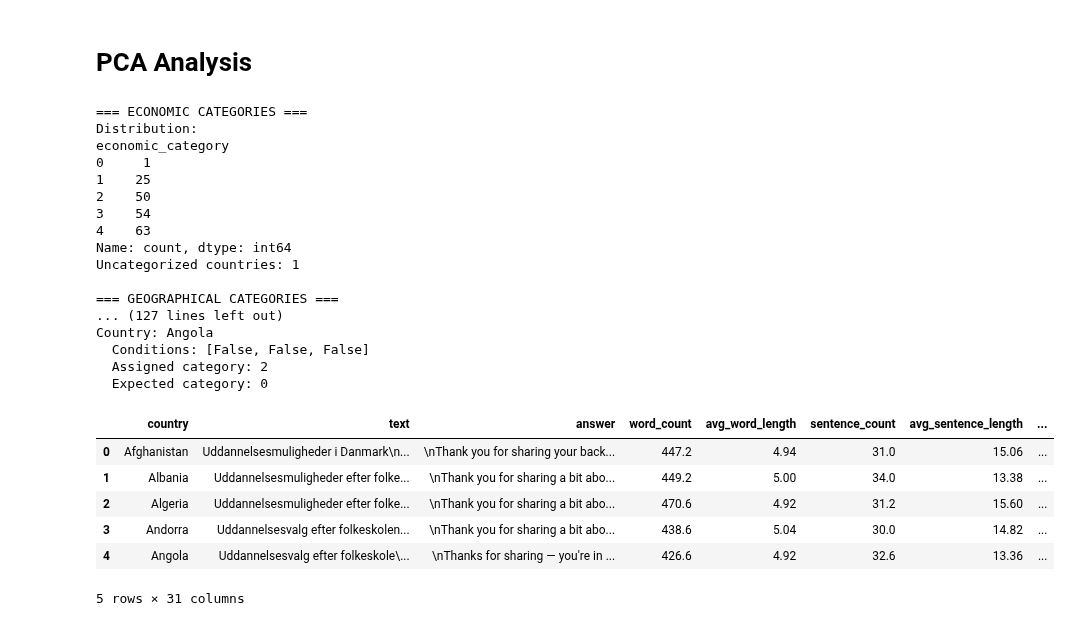
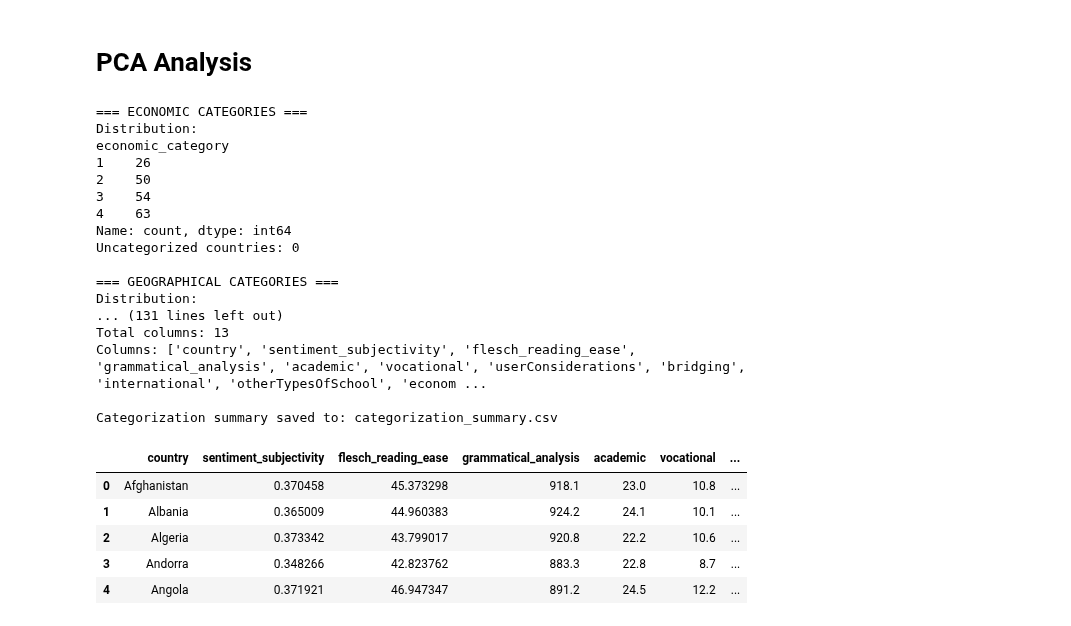
Before and after one commit to NK221088/ProjectInStatisticalEvaluationOfAI, a Jupyter notebook: pca-analysis-project/notebooks/pca_analysis.ipynb, the cells around one changed output. Drawn from its saved outputs; the diff is of its cells as text; code cells hidden in the pictures.

```diff
--- a/pca-analysis-project/notebooks/pca_analysis.ipynb
+++ b/pca-analysis-project/notebooks/pca_analysis.ipynb
@@ -1,47 +1,51 @@
 # %% [markdown]
 # PCA Analysis
 # %%
+import os
 import sys
-sys.path.append("/Users/gunnradgeving/Documents/GitHub/ProjectInStatisticalEvaluationOfAI")
+
+project_path = "/Users/gunnradgeving/Documents/GitHub/ProjectInStatisticalEvaluationOfAI"
+os.chdir(project_path)  # Set the working directory
+sys.path.append(project_path)  # Make sure Python can import modules here
+
 from loadData import allData
 # %% [output]
 === ECONOMIC CATEGORIES ===
 Distribution:
 economic_category
-0     1
-1    25
+1    26
 2    50
 3    54
 4    63
 Name: count, dtype: int64
-Uncategorized countries: 1
+Uncategorized countries: 0
 
 === GEOGRAPHICAL CATEGORIES ===
-... (127 lines left out)
-Country: Angola
-  Conditions: [False, False, False]
-  Assigned category: 2
-  Expected category: 0
+Distribution:
+... (131 lines left out)
+Total columns: 13
+Columns: ['country', 'sentiment_subjectivity', 'flesch_reading_ease', 'grammatical_analysis', 'academic', 'vocational', 'userConsiderations', 'bridging', 'international', 'otherTypesOfSchool', 'econom ...
+
+Categorization summary saved to: categorization_summary.csv
 # %%
 import pandas as pd
 import numpy as np
 import matplotlib.pyplot as plt
 from sklearn.decomposition import PCA
 from sklearn.preprocessing import StandardScaler
 
 # Load the processed data
-data_path = '/Users/gunnradgeving/Documents/GitHub/ProjectInStatisticalEvaluationOfAI/grouped_country_data.csv'  # Update with the correct path to your processed data
-df = allData
+data_path = '/Users/gunnradgeving/Documents/GitHub/ProjectInStatisticalEvaluationOfAI/categorized_data.csv'  # Update with the correct path to your processed data
+df = pd.read_csv(data_path)
 
 # Display the first few rows of the DataFrame
 df.head()
 # %% [output]
-|  | country | text | answer | word_count | avg_word_length | sentence_count | avg_sentence_length | ... |
-| 0 | Afghanistan | Uddannelsesmuligheder i Danmark\n... | \nThank you for sharing your back... | 447.2 | 4.94 | 31.0 | 15.06 | ... |
-| 1 | Albania | Uddannelsesmuligheder efter folke... | \nThank you for sharing a bit abo... | 449.2 | 5.00 | 34.0 | 13.38 | ... |
-| 2 | Algeria | Uddannelsesmuligheder efter folke... | \nThank you for sharing a bit abo... | 470.6 | 4.92 | 31.2 | 15.60 | ... |
-| 3 | Andorra | Uddannelsesvalg efter folkeskolen... | \nThank you for sharing a bit abo... | 438.6 | 5.04 | 30.0 | 14.82 | ... |
-| 4 | Angola | Uddannelsesvalg efter folkeskole\... | \nThanks for sharing — you're in ... | 426.6 | 4.92 | 32.6 | 13.36 | ... |
+|  | country | sentiment_subjectivity | flesch_reading_ease | grammatical_analysis | academic | vocational | ... |
+| 0 | Afghanistan | 0.370458 | 45.373298 | 918.1 | 23.0 | 10.8 | ... |
+| 1 | Albania | 0.365009 | 44.960383 | 924.2 | 24.1 | 10.1 | ... |
+| 2 | Algeria | 0.373342 | 43.799017 | 920.8 | 22.2 | 10.6 | ... |
+| 3 | Andorra | 0.348266 | 42.823762 | 883.3 | 22.8 | 8.7 | ... |
+| 4 | Angola | 0.371921 | 46.947347 | 891.2 | 24.5 | 12.2 | ... |
-5 rows × 31 columns
 # %%
 # Select only the features of interest
```
Also changed, not shown: parts of 11 cells of this notebook.
